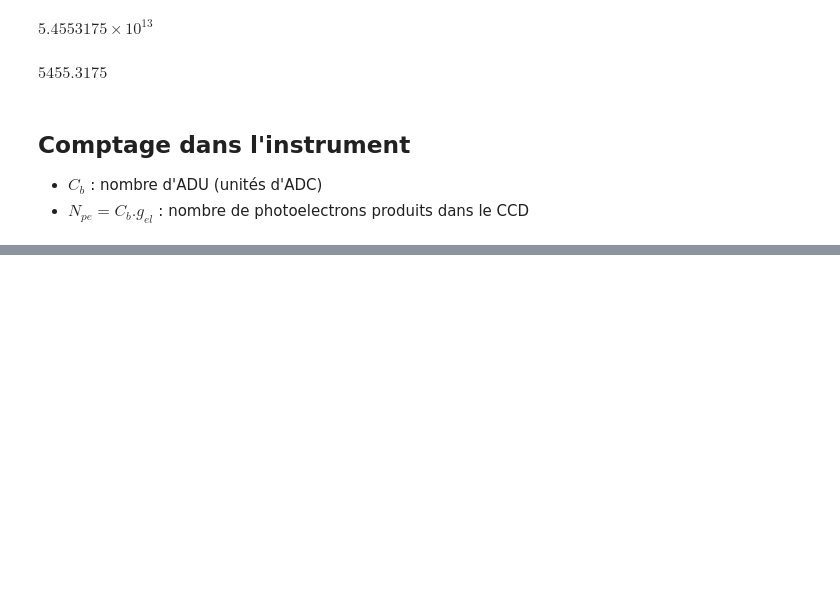
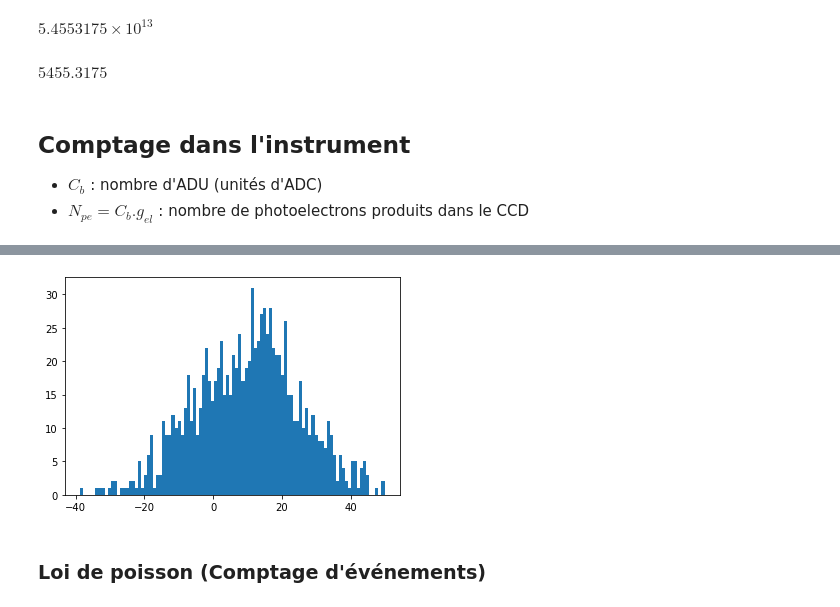
Before and after one commit to sylvielsstfr/StageM12021, a Jupyter notebook: notebooks/Photometry/Photometry.ipynb, the cells around one changed output, grey strips where cells are left out. Cells and saved outputs as stored; diff of their text form; code cells hidden in the pictures; blank space fills up the shorter version.

```diff
--- a/notebooks/Photometry/Photometry.ipynb
+++ b/notebooks/Photometry/Photometry.ipynb
@@ -188,0 +301,6 @@ $$
+# %%
+plt.hist(sample,bins=100);
+# %% [output]
+[figure, added]
+# %% [markdown]
+### Loi de poisson (Comptage d'événements)
```
Also changed, not shown: parts of 31 cells of this notebook.
